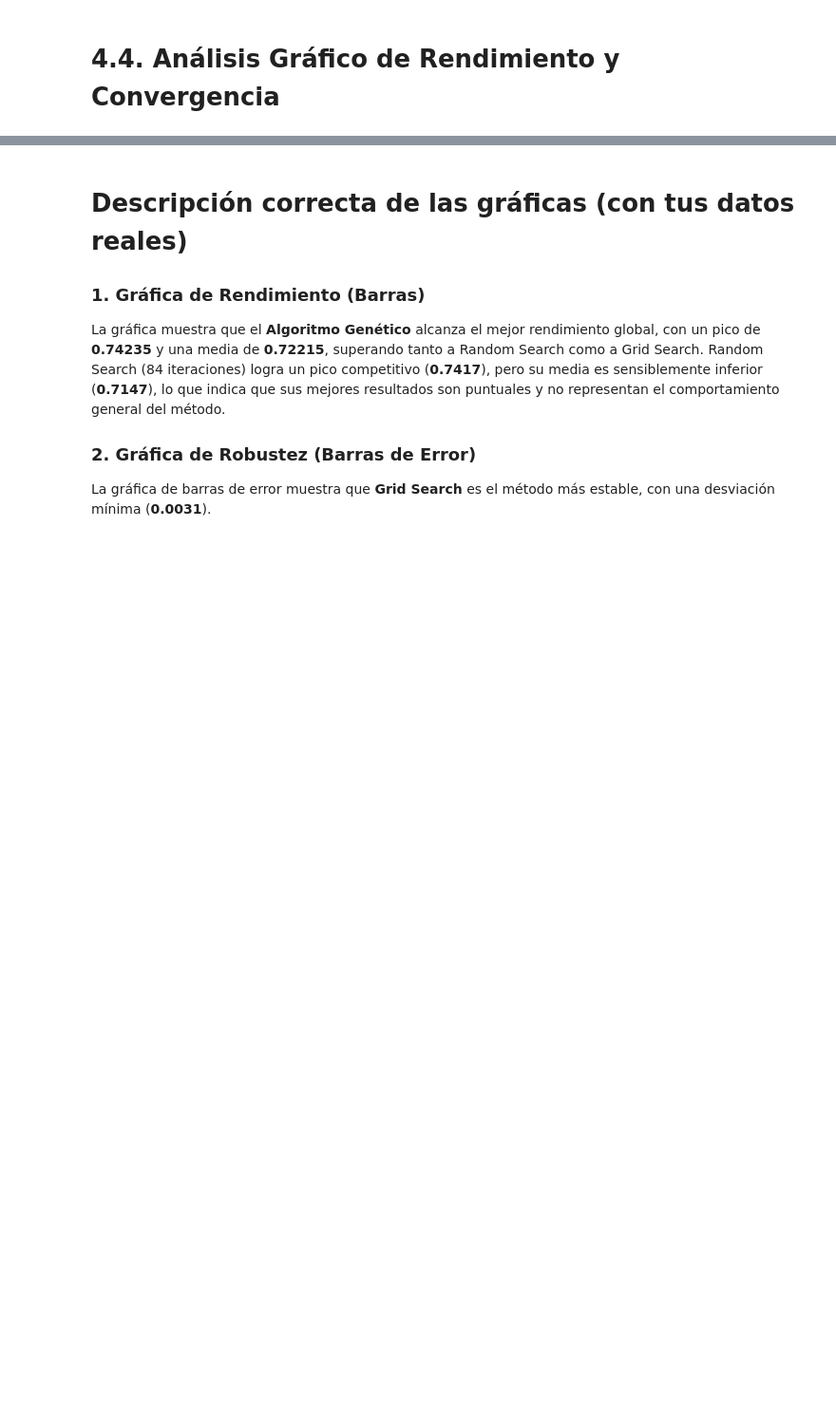
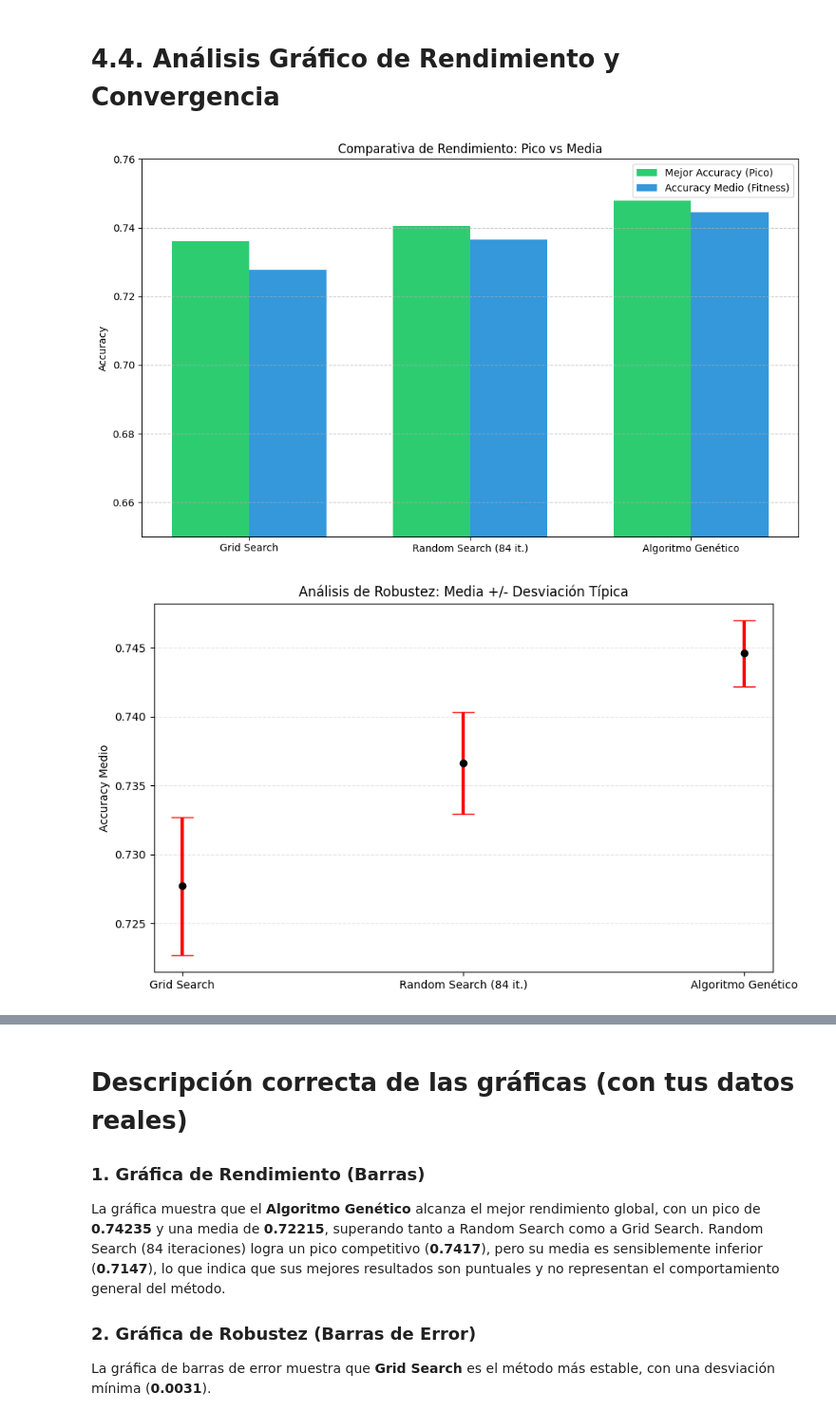
Before and after one commit to darkghost078/p2-Metaheuristica, a Jupyter notebook: Practica-P2 -Análisis.ipynb, the cells around one changed output, grey strips where cells are left out. Shown at 95% size. Saved outputs shown, nothing was run; the diff lists cells and outputs as text; code cells hidden in the pictures; blank space fills up the shorter version.

```diff
--- a/Practica-P2 -Análisis.ipynb
+++ b/Practica-P2 -Análisis.ipynb
@@ -789,9 +814,9 @@ Los resultados confirman que el Algoritmo Genético es una metaheurística **rob
 # %%
 # 1. DATOS ACTUALIZADOS (AG con 20 individuos)
 algoritmos = ['Grid Search', 'Random Search (84 it.)', 'Algoritmo Genético']
-best_accuracy = [0.7342, 0.7417, 0.7423471786833855]
-mean_accuracy = [0.7264, 0.7147, 0.7221485109717869]
-std_dev = [0.0031, 0.0160, 0.010825715318991585]
+best_accuracy = [0.7361, 0.7405, 0.7479721786833855]
+mean_accuracy = [0.7277, 0.7366, 0.744596394984326]
+std_dev = [0.0050, 0.0037, 0.002391926049631125]
 
 # ---------------------------------------------------------
 # GRÁFICA 1: COMPARATIVA DE PRECISIÓN (Pico vs Media)
@@ -841,30 +866,33 @@ fitness_evolucion = [
     0.7417260971786834,
     0.7417260971786834,
     0.7417260971786834,
     0.7417260971786834,
     0.7417260971786834,
     0.7417260971786834,
     0.7417260971786834,
     0.7417260971786834,
     0.7417260971786834,
     0.7423471786833855,
     0.7423471786833855,
     0.7423471786833855,
     0.7423471786833855,
     0.7423471786833855,
     0.7423471786833855
 ]
 
 plt.figure(figsize=(10, 5))
 plt.plot(generaciones, fitness_evolucion, marker='s', linestyle='-', color='#e67e22', linewidth=2)
 plt.fill_between(generaciones, fitness_evolucion, color='#e67e22', alpha=0.1)
 
 plt.title('Curva de Aprendizaje del Algoritmo Genético')
 plt.xlabel('Generación')
 plt.ylabel('Mejor Fitness Acumulado')
 plt.xticks(generaciones)
 
 plt.ylim(0.7405, 0.7430)
 
 plt.grid(True, which='both', linestyle='--', alpha=0.5)
 plt.show()
+# %% [output]
+[figure, added]
+[figure, added]
```
Also changed, not shown: parts of 10 cells of this notebook, 6 other files.
